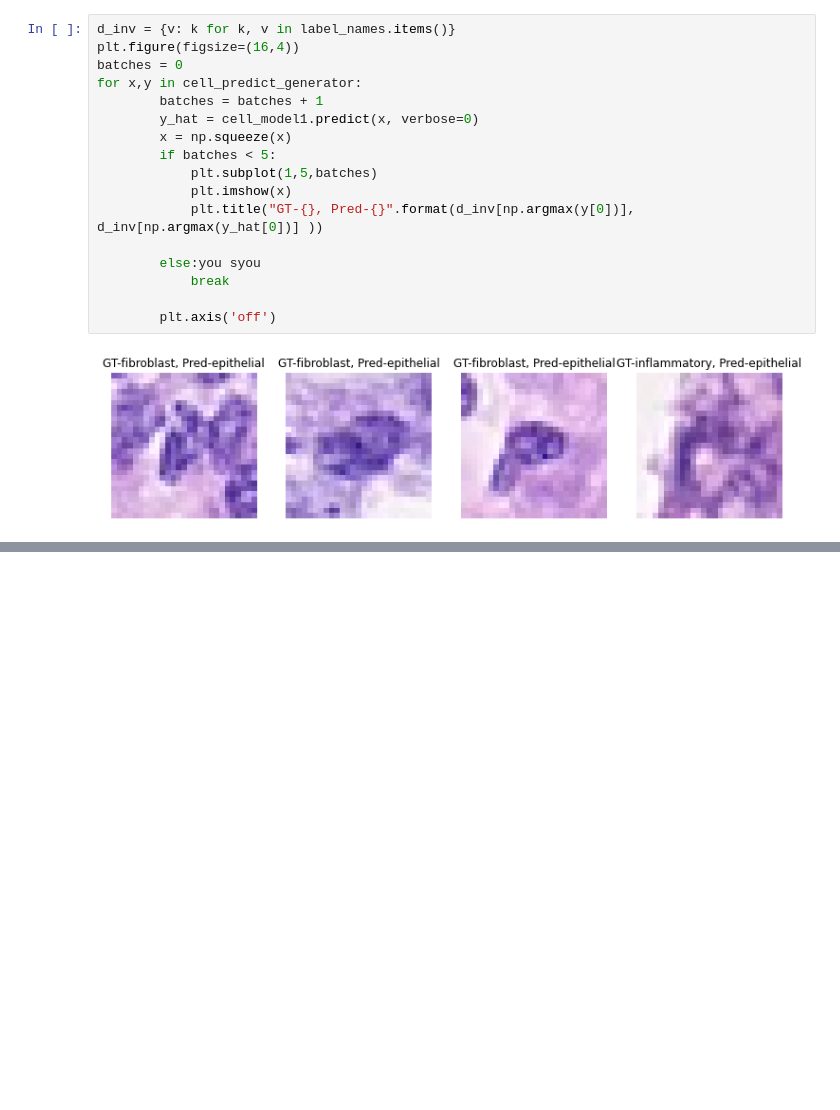
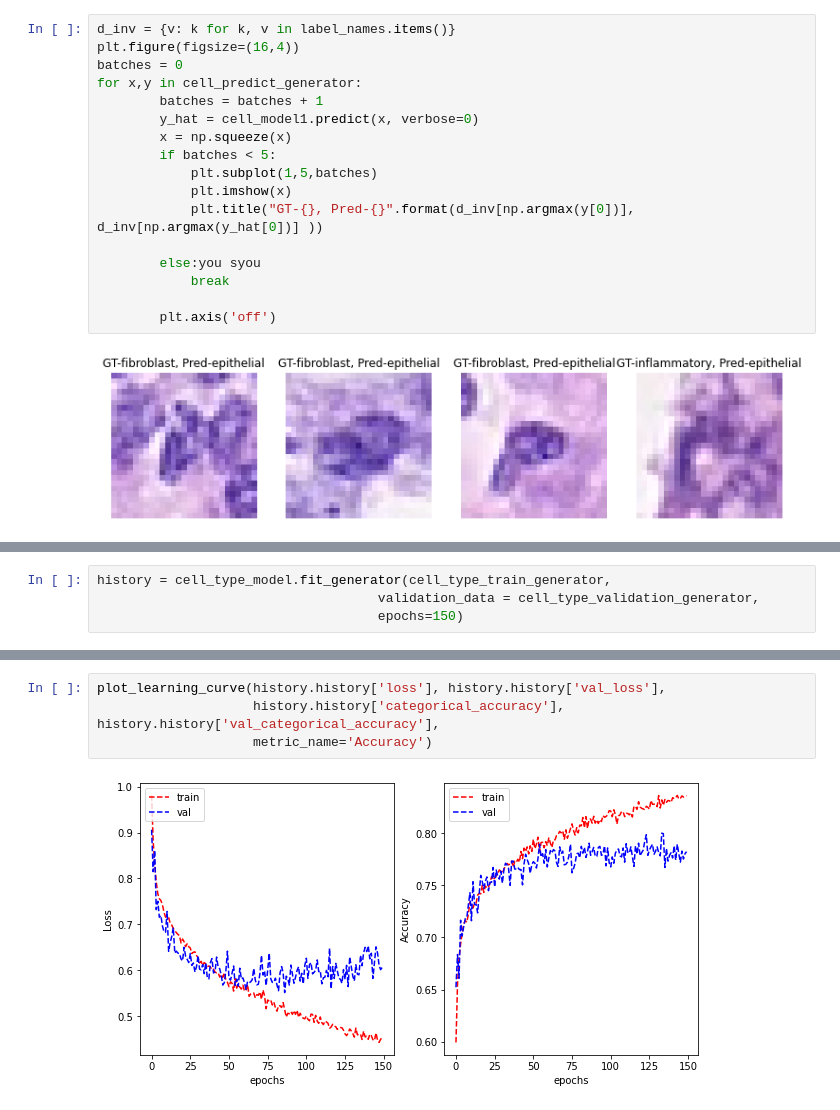
Before and after one commit to ngkarthi71/colon-cancer-analysis, a Jupyter notebook: colon_cancer_analysis.ipynb, the cells around one changed output, grey strips where cells are left out. Drawn from its saved outputs; the diff is of its cells as text; blank space fills up the shorter version.

```diff
--- a/colon_cancer_analysis.ipynb
+++ b/colon_cancer_analysis.ipynb
@@ -538,0 +708,4 @@ for x,y in cell_predict_generator:
+# %%
+history = cell_type_model.fit_generator(cell_type_train_generator,
+                                    validation_data = cell_type_validation_generator,
+                                    epochs=150)
@@ -538,0 +730,6 @@ for x,y in cell_predict_generator:
+# %%
+plot_learning_curve(history.history['loss'], history.history['val_loss'],
+                    history.history['categorical_accuracy'], history.history['val_categorical_accuracy'],
+                    metric_name='Accuracy')
+# %% [output]
+[figure, added]
```
Also changed, not shown: parts of 17 cells of this notebook, 13 other files.
